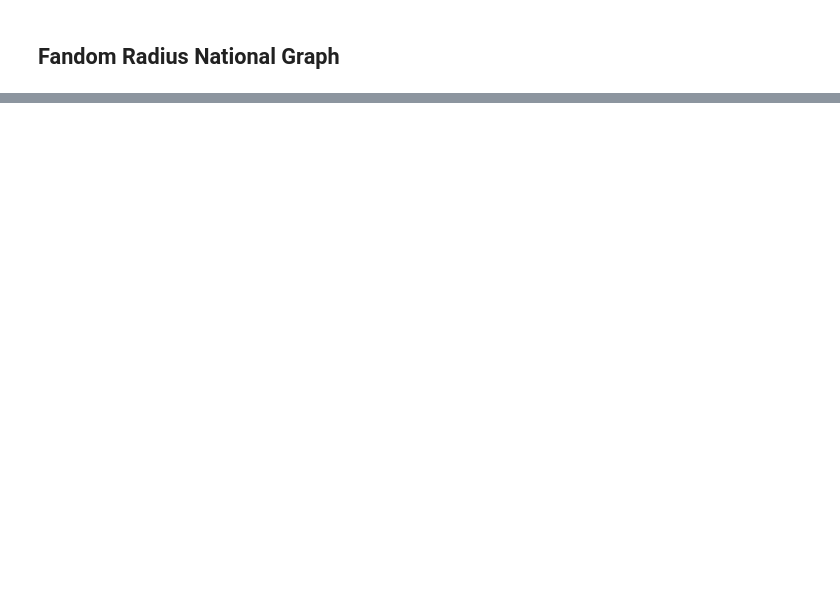
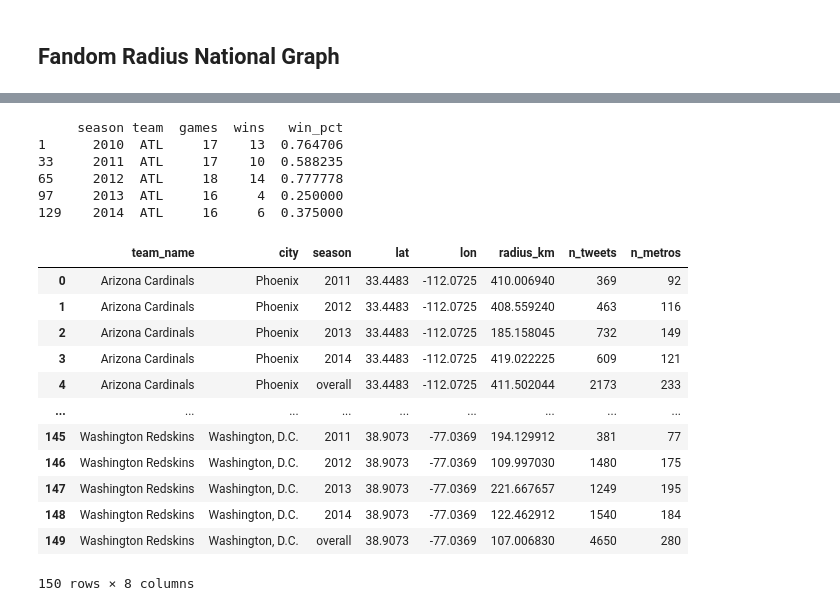
Before and after one commit to ekollrack/EK-Thesis, a Jupyter notebook: Fandom Radii/us_graph_radii.ipynb, the cells around one changed output, grey strips where cells are left out. Cells and saved outputs as stored; diff of their text form; code cells hidden in the pictures; blank space fills up the shorter version.

Commit message:
win pct vs radii

```diff
--- a/Fandom Radii/us_graph_radii.ipynb
+++ b/Fandom Radii/us_graph_radii.ipynb
@@ -94,0 +181,30 @@ fig_hist.show()
+# %%
+# import win percentages
+win_pct_df = pd.read_csv("/Users/elisabethkollrack/Thesis/EK-Thesis/team_season_win_pct.csv")
+
+# print ARI win percentages
+ari_win_pct = win_pct_df[win_pct_df["team"] == "ATL"]
+print(ari_win_pct)
+# %% [output]
+     season team  games  wins   win_pct
+1      2010  ATL     17    13  0.764706
+33     2011  ATL     17    10  0.588235
+65     2012  ATL     18    14  0.777778
+97     2013  ATL     16     4  0.250000
+129    2014  ATL     16     6  0.375000
+# %%
+radii_df
+# %% [output]
+|  | team_name | city | season | lat | lon | radius_km | n_tweets | n_metros |
+| 0 | Arizona Cardinals | Phoenix | 2011 | 33.4483 | -112.0725 | 410.006940 | 369 | 92 |
+| 1 | Arizona Cardinals | Phoenix | 2012 | 33.4483 | -112.0725 | 408.559240 | 463 | 116 |
+| 2 | Arizona Cardinals | Phoenix | 2013 | 33.4483 | -112.0725 | 185.158045 | 732 | 149 |
+| 3 | Arizona Cardinals | Phoenix | 2014 | 33.4483 | -112.0725 | 419.022225 | 609 | 121 |
+| 4 | Arizona Cardinals | Phoenix | overall | 33.4483 | -112.0725 | 411.502044 | 2173 | 233 |
+| ... | ... | ... | ... | ... | ... | ... | ... | ... |
+| 145 | Washington Redskins | Washington, D.C. | 2011 | 38.9073 | -77.0369 | 194.129912 | 381 | 77 |
+| 146 | Washington Redskins | Washington, D.C. | 2012 | 38.9073 | -77.0369 | 109.997030 | 1480 | 175 |
+| 147 | Washington Redskins | Washington, D.C. | 2013 | 38.9073 | -77.0369 | 221.667657 | 1249 | 195 |
+| 148 | Washington Redskins | Washington, D.C. | 2014 | 38.9073 | -77.0369 | 122.462912 | 1540 | 184 |
+| 149 | Washington Redskins | Washington, D.C. | overall | 38.9073 | -77.0369 | 107.006830 | 4650 | 280 |
+150 rows × 8 columns
```
Also changed, not shown: parts of 8 cells of this notebook, 46 other files.
